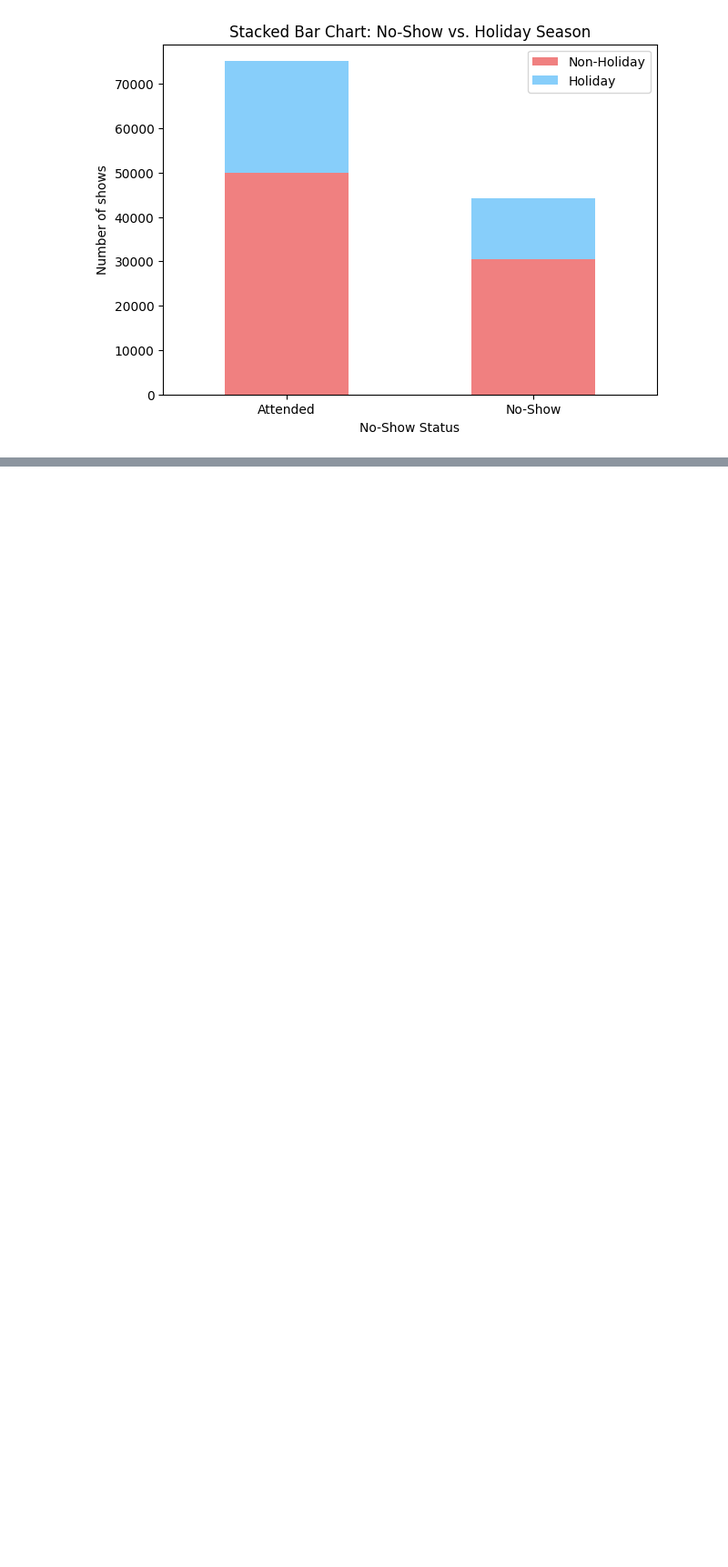
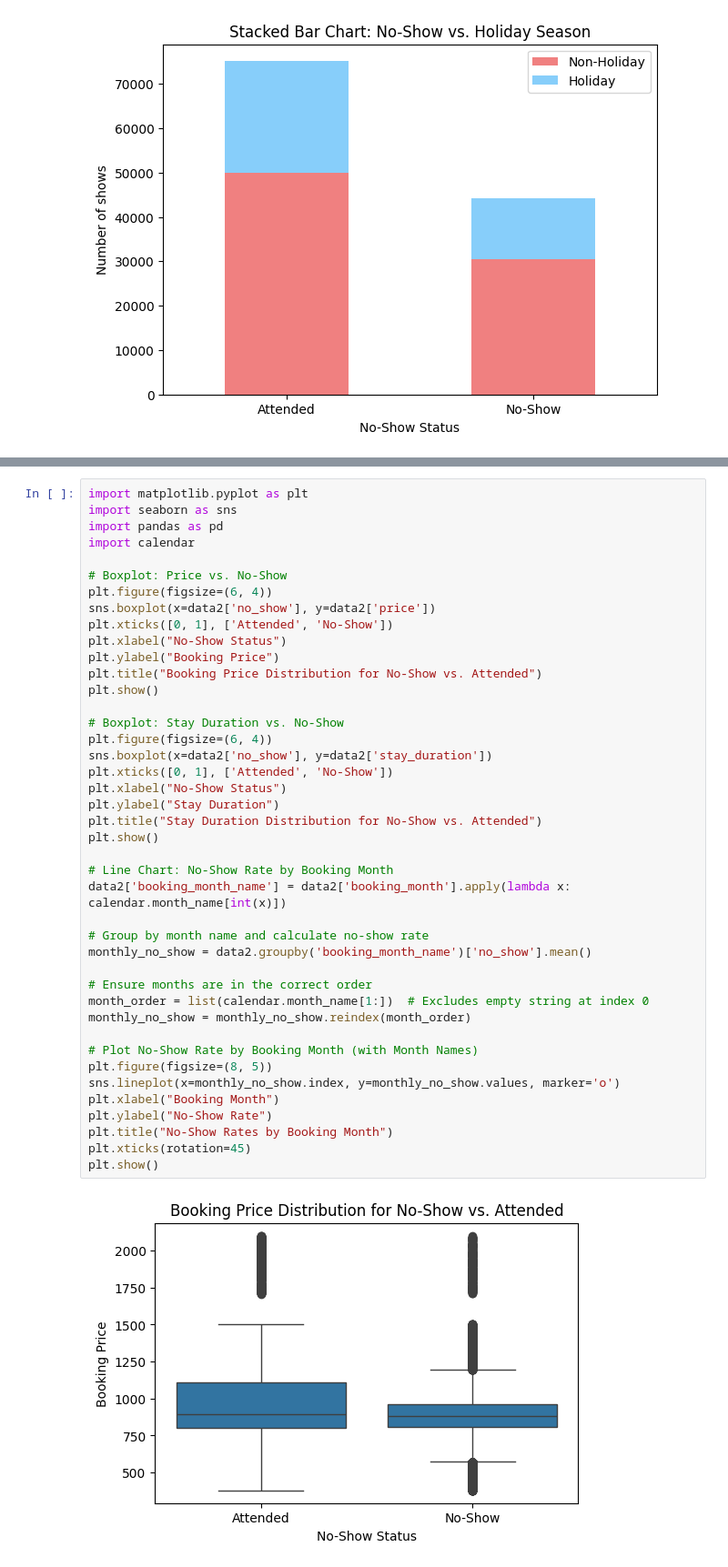
Before and after one commit to e-seet/inf2008ML, a Jupyter notebook: notebook.ipynb, the cells around one changed output, grey strips where cells are left out. Shown at 91% size. Saved outputs shown, nothing was run; the diff lists cells and outputs as text; blank space fills up the shorter version.

```diff
--- a/notebook.ipynb
+++ b/notebook.ipynb
@@ -2267,0 +2332,44 @@ plt.show()
+# %%
+import matplotlib.pyplot as plt
+import seaborn as sns
+import pandas as pd
+import calendar
+
+# Boxplot: Price vs. No-Show
+plt.figure(figsize=(6, 4))
+sns.boxplot(x=data2['no_show'], y=data2['price'])
+plt.xticks([0, 1], ['Attended', 'No-Show'])
+plt.xlabel("No-Show Status")
+plt.ylabel("Booking Price")
+plt.title("Booking Price Distribution for No-Show vs. Attended")
+plt.show()
+
+# Boxplot: Stay Duration vs. No-Show
+plt.figure(figsize=(6, 4))
+sns.boxplot(x=data2['no_show'], y=data2['stay_duration'])
+plt.xticks([0, 1], ['Attended', 'No-Show'])
+plt.xlabel("No-Show Status")
+plt.ylabel("Stay Duration")
+plt.title("Stay Duration Distribution for No-Show vs. Attended")
+plt.show()
+
+# Line Chart: No-Show Rate by Booking Month
+data2['booking_month_name'] = data2['booking_month'].apply(lambda x: calendar.month_name[int(x)])
+
+# Group by month name and calculate no-show rate
+monthly_no_show = data2.groupby('booking_month_name')['no_show'].mean()
+
+# Ensure months are in the correct order
+month_order = list(calendar.month_name[1:])  # Excludes empty string at index 0
+monthly_no_show = monthly_no_show.reindex(month_order)
+
+# Plot No-Show Rate by Booking Month (with Month Names)
+plt.figure(figsize=(8, 5))
+sns.lineplot(x=monthly_no_show.index, y=monthly_no_show.values, marker='o')
+plt.xlabel("Booking Month")
+plt.ylabel("No-Show Rate")
+plt.title("No-Show Rates by Booking Month")
+plt.xticks(rotation=45)
+plt.show()
+# %% [output]
+[figure, added]
```
Also changed, not shown: parts of 3 cells of this notebook.
